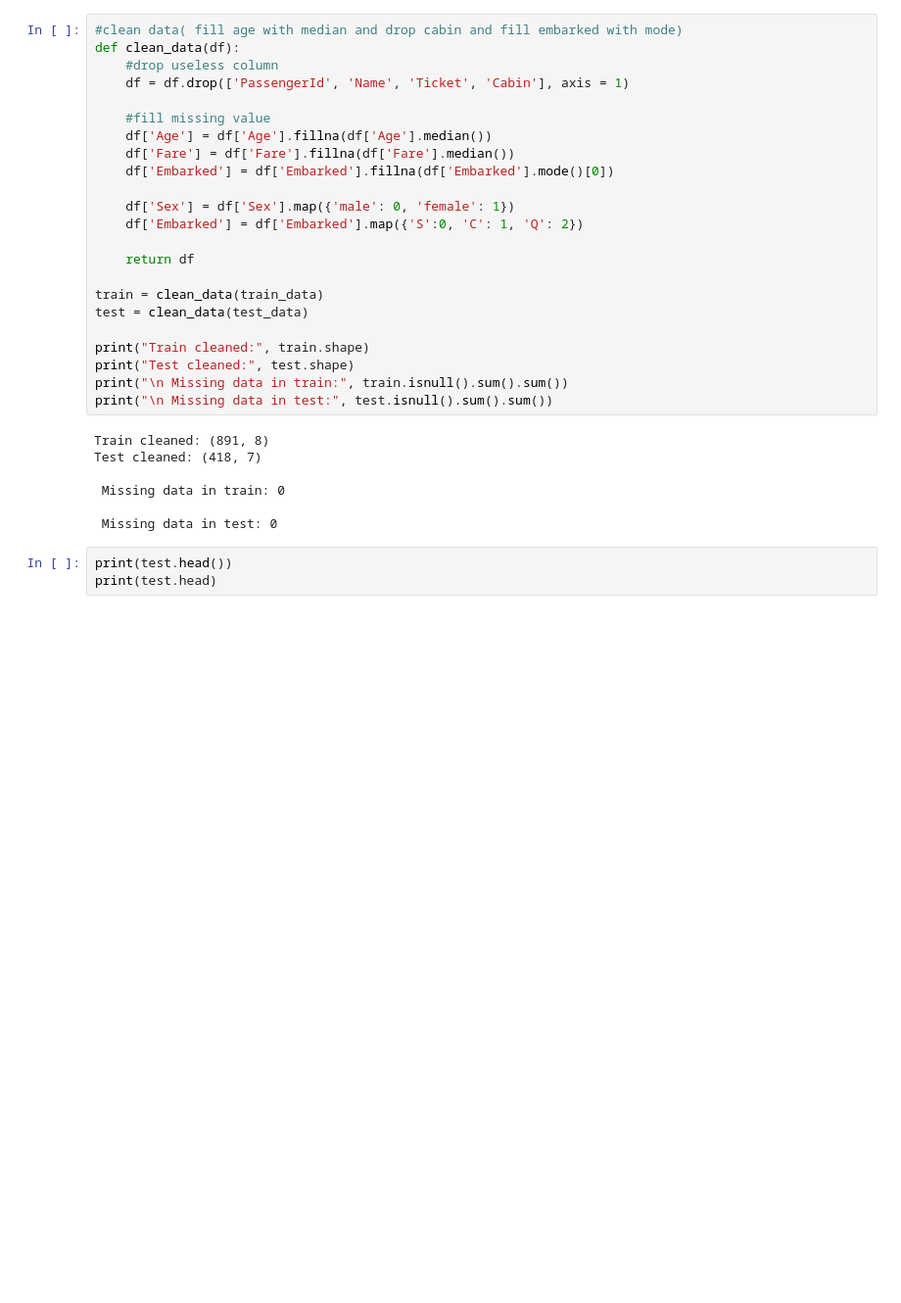
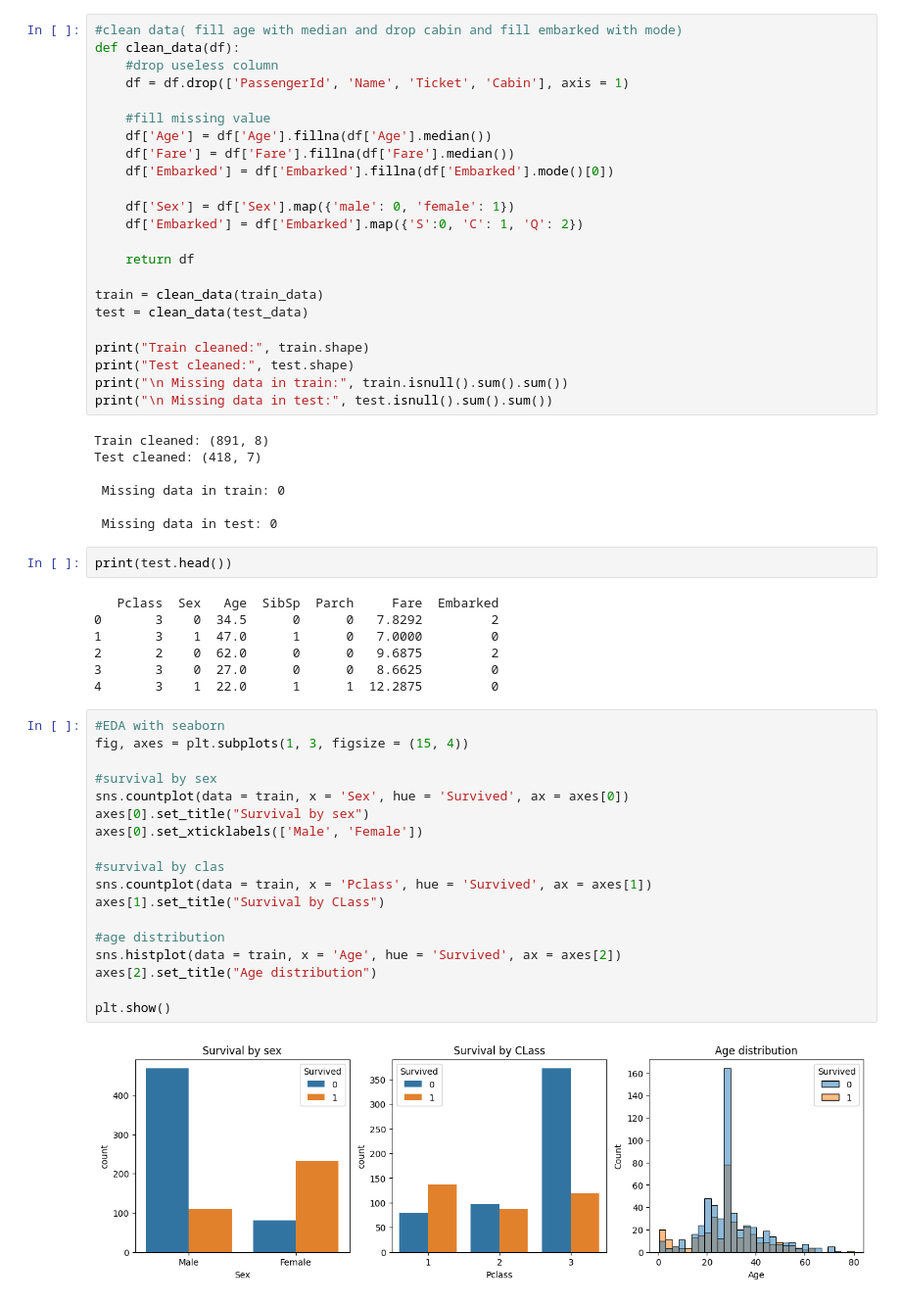
Before and after one commit to inctheflow/Jupyter-Notebook, a Jupyter notebook: kaggle(titanic).ipynb, the cells around one changed output. Shown at 98% size. Saved outputs shown, nothing was run; the diff lists cells and outputs as text; blank space fills up the shorter version.

```diff
--- a/kaggle(titanic).ipynb
+++ b/kaggle(titanic).ipynb
@@ -69,4 +69,30 @@ Test cleaned: (418, 7)
  Missing data in test: 0
 # %%
 print(test.head())
-print(test.head)
+# %% [output]
+   Pclass  Sex   Age  SibSp  Parch     Fare  Embarked
+0       3    0  34.5      0      0   7.8292         2
+1       3    1  47.0      1      0   7.0000         0
+2       2    0  62.0      0      0   9.6875         2
+3       3    0  27.0      0      0   8.6625         0
+4       3    1  22.0      1      1  12.2875         0
+# %%
+#EDA with seaborn
+fig, axes = plt.subplots(1, 3, figsize = (15, 4))
+
+#survival by sex
+sns.countplot(data = train, x = 'Sex', hue = 'Survived', ax = axes[0])
+axes[0].set_title("Survival by sex")
+axes[0].set_xticklabels(['Male', 'Female'])
+
+#survival by clas
+sns.countplot(data = train, x = 'Pclass', hue = 'Survived', ax = axes[1])
+axes[1].set_title("Survival by CLass")
+
+#age distribution
+sns.histplot(data = train, x = 'Age', hue = 'Survived', ax = axes[2])
+axes[2].set_title("Age distribution")
+
+plt.show()
+# %% [output]
+[figure, added]
```
Also changed, not shown: parts of 1 cell of this notebook.
